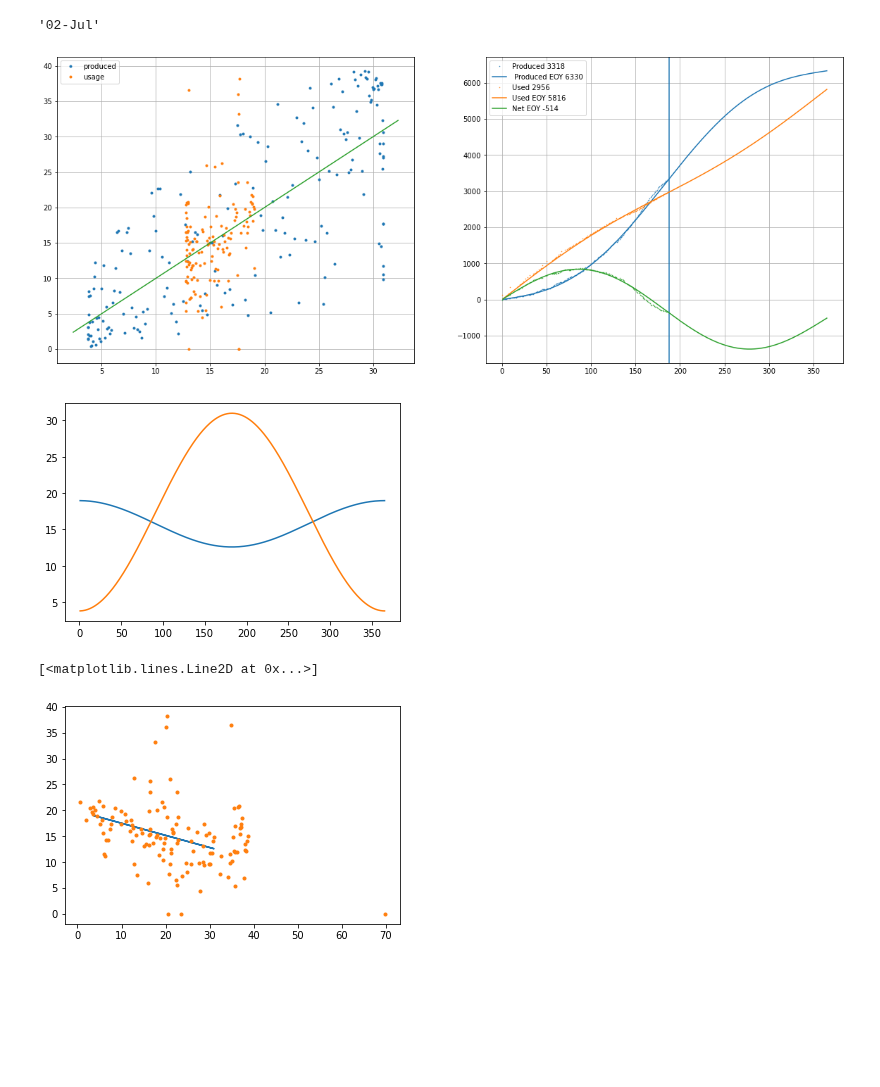
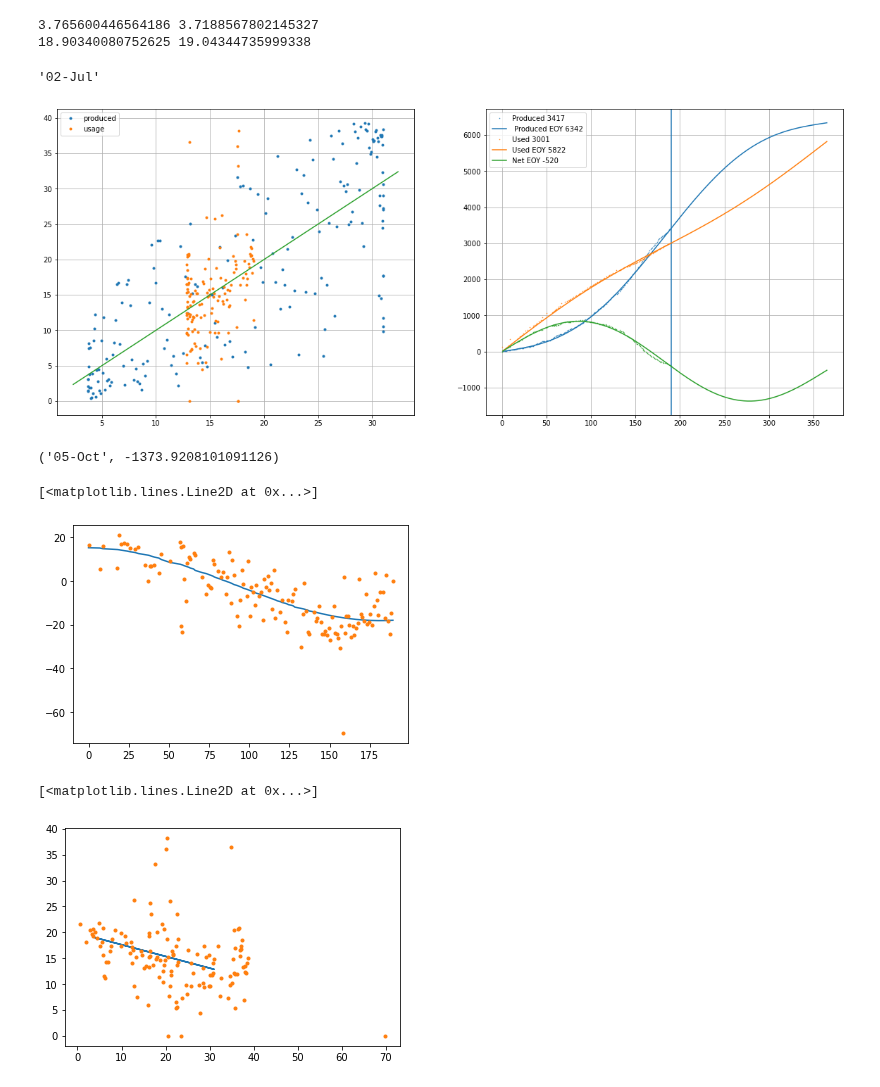
Before and after one commit to tchnvkng/python_notebooks, a Jupyter notebook: stroomv2.ipynb, the cells around one changed output. Drawn from its saved outputs; the diff is of its cells as text; code cells hidden in the pictures; blank space fills up the shorter version.

```diff
--- a/stroomv2.ipynb
+++ b/stroomv2.ipynb
@@ -110,9 +110,9 @@ class Energy:
         f_tar = lambda params: np.sum((self.production(day_of_year,params=params)-fitting_set['produced'].values)**2)
         sol = minimize(f_tar,self.production_params,bounds=((0,1000),(0,1000),(0,365)))
         self.production_params=sol.x
-        d0 = self.produced_df['to'].max()
+        d0 = fitting_set['to'].max()
         year = d0.year
-        df_ = self.produced_df.loc[self.produced_df['from'].apply(lambda x:x.year==year)]
+        df_ = fitting_set.loc[fitting_set['from'].apply(lambda x:x.year==year)]
 
         p0 = df_['produced'].sum()
         t = (d0-datetime(year,1,1))/timedelta(days=1)
@@ -120,8 +120,9 @@ class Energy:
         def tar_f(x):
             self.production_params[0]=x
             return self.cum_production(t) - p0
-
-        sol = root_scalar(tar_f,x0=self.production_params[0],x1=0)
+        x0=self.production_params[0]
+        sol = root_scalar(tar_f,x0=x0,x1=0)
+        print(x0,sol.root)
         self.production_params[0]=sol.root
 
         return self
@@ -188,9 +189,9 @@ class Energy:
         f_tar = lambda params: np.sum(((self.cum_usage(day_of_year1,params=params)-self.cum_usage(day_of_year0,params=params) - fitting_set['used'])/(day_of_year1-day_of_year0))**2)
         sol = minimize(f_tar,self.usage_params,bounds=((0,100),(-100,100),(0,365)))
         self.usage_params=sol.x
-        d1 = self.meter_df['to'].max()
+        d1 = fitting_set['to'].max()
         year = d1.year
-        df_ = self.meter_df.loc[self.meter_df['from'].apply(lambda x: x.year==year)]
+        df_ = fitting_set.loc[fitting_set['from'].apply(lambda x: x.year==year)]
         d0 = df_['from'].min()
         t0 = (d0-datetime(year,1,1))/timedelta(days=1)
         t1 = (d1-datetime(year,1,1))/timedelta(days=1)
@@ -199,8 +200,9 @@ class Energy:
         def tar_f(x):
             self.usage_params[0]=x
             return self.cum_usage(t1)-self.cum_usage(t0)-self.cum_production(t1)+self.cum_production(t0)-nu0
-
-        sol = root_scalar(tar_f,x0=self.usage_params[0],x1=0)
+        x0 = self.usage_params[0]
+        sol = root_scalar(tar_f,x0=x0,x1=0)
+        print(x0,sol.root)
         self.usage_params[0]=sol.root
         return self
 
@@ -309,23 +311,41 @@ e.fit_use()
 e.plot()
 (e.d0+timedelta(days=e.production_params[2]+365/2)).strftime('%d-%b')
 # %% [output]
-'02-Jul'
+3.765600446564186 3.7188567802145327
+18.90340080752625 19.04344735999338
+'02-Jul'
 [figure]
+# %%
+f_tar = lambda x: e.cum_usage(x)-e.cum_production(x)
+#sol = root_scalar(f_tar,x0=150,x1=270)
+sol = minimize(f_tar,x0=250)
+(e.d0+timedelta(days=sol.x[0])).strftime('%d-%b'),sol.fun
+# %% [output]
+('05-Oct', -1373.9208101091126)
 # %%
 t=np.arange(1,366)
-plt.plot(t,e.usage(t))
-plt.plot(t,e.production(t))
-e.produced_df['model']=e.production(e.produced_df['t1'])
-#e.produced_df
+#plt.plot(t,e.usage(t))
+#plt.plot(t,e.production(t))
+
+ind = e.meter_df['t1']<2000
+ind = ind & (e.meter_df['t0']>-1)
+df_ = e.meter_df.loc[ind]
+t1 = df_['t1'].values
+t0 = df_['t0'].values
+dt = t1-t0
+plt.plot(t0,(e.cum_usage(t1)-e.cum_usage(t0)-e.cum_production(t1)+e.cum_production(t0))/dt)
+plt.plot(t0,df_['net_used']/dt,'.')
+#e.meter_df
 # %% [output]
+[<matplotlib.lines.Line2D at 0x...>]
-[figure, old version]
+[figure, new version]
 # %%
 t=np.arange(1,366)
 plt.plot(e.production(t),e.usage(t))
 plt.plot(e.meter_df['produced']/e.meter_df['dt'],e.meter_df['used']/e.meter_df['dt'],'.')
 # %% [output]
 [<matplotlib.lines.Line2D at 0x...>]
-[figure, old version]
+[figure, new version]
 # %%
 df = pd.DataFrame()
 df['From']=[datetime(2023,i,1) for i in range(1,13)]
```
Also changed, not shown: parts of 7 cells of this notebook, 1 other file.
